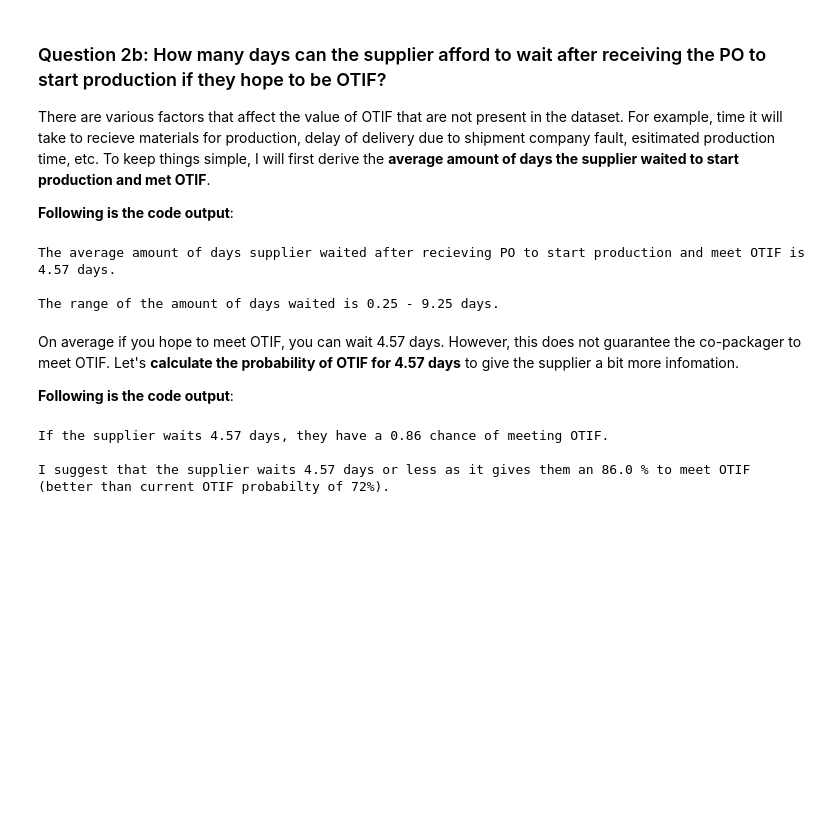
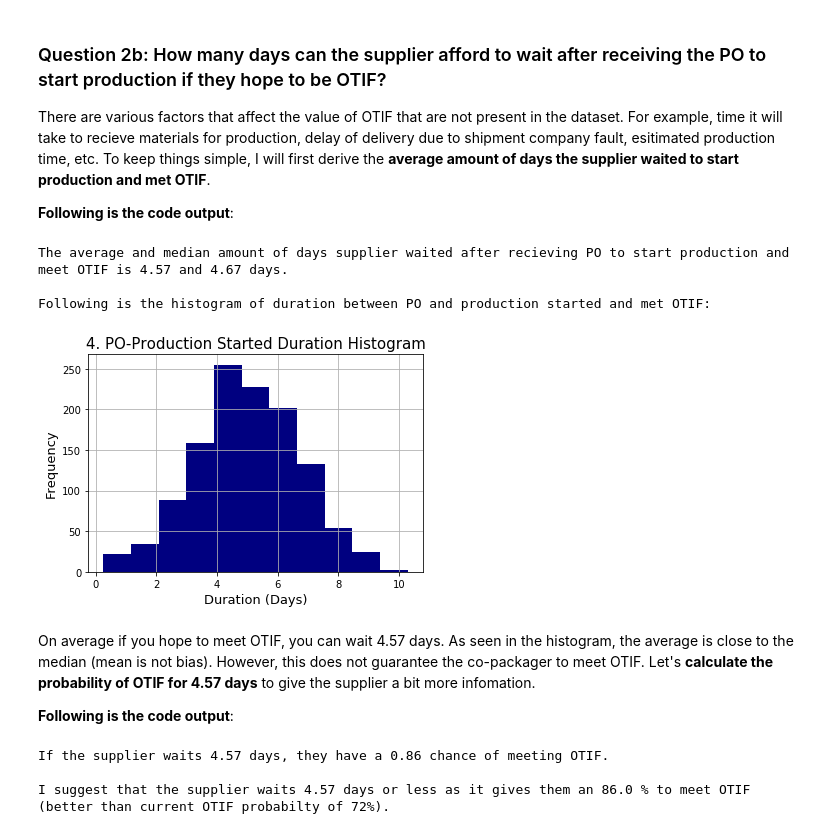
Before and after one commit to j2colaco/data_assignment, a Jupyter notebook: Data Assignment_v2.ipynb, the cells around one changed output. Saved outputs shown, nothing was run; the diff lists cells and outputs as text; code cells hidden in the pictures; blank space fills up the shorter version.

```diff
--- a/Data Assignment_v2.ipynb
+++ b/Data Assignment_v2.ipynb
@@ -698,16 +694,25 @@ There are various factors that affect the value of OTIF that are not present in
 # %%
 data['po-prod.prodstarted.days'] = round(((data['production.started.date'] - data['purchase.order.received.date']).astype('timedelta64[h]'))/24,2)
 df_2b = data[data['OTIF'] == 1]
 
-print("The average amount of days supplier waited after recieving PO to start production and meet OTIF is", round(df_2b['po-prod.prodstarted.days'].mean(),2), "days.")
+print("The average and median amount of days supplier waited after recieving PO to start production and meet OTIF is", round(df_2b['po-prod.prodstarted.days'].mean(),2), "and",  round(df_2b['po-prod.prodstarted.days'].median(),2),"days.")
 print()
-print("The range of the amount of days waited is", df_2b['po-prod.prodstarted.days'].min(), "-", df_2b['po-prod.prodstarted.days'].max(), "days.")
+# print("The range of the amount of days waited is", df_2b['po-prod.prodstarted.days'].min(), "-", df_2b['po-prod.prodstarted.days'].max(), "days.")
+# print()
+print('Following is the histogram of duration between PO and production started and met OTIF:')
+# plotting total duration histogram
+po_prod_hist = data['po-prod.prodstarted.days'].plot(kind='hist', grid=True, bins=11, color='navy')
+po_prod_hist.set_title("4. PO-Production Started Duration Histogram", fontsize=15)
+po_prod_hist.set_xlabel("Duration (Days)", fontsize=13)
+po_prod_hist.set_ylabel("Frequency", fontsize=13)
+plt.show()
 # %% [output]
-The average amount of days supplier waited after recieving PO to start production and meet OTIF is 4.57 days.
+The average and median amount of days supplier waited after recieving PO to start production and meet OTIF is 4.57 and 4.67 days.
 
-The range of the amount of days waited is 0.25 - 9.25 days.
+Following is the histogram of duration between PO and production started and met OTIF:
+[figure, added]
 # %% [markdown]
-On average if you hope to meet OTIF, you can wait 4.57 days. However, this does not guarantee the co-packager to meet OTIF. Let's **calculate the probability of OTIF for 4.57 days** to give the supplier a bit more infomation.
+On average if you hope to meet OTIF, you can wait 4.57 days. As seen in the histogram, the average is close to the median (mean is not bias). However, this does not guarantee the co-packager to meet OTIF. Let's **calculate the probability of OTIF for 4.57 days** to give the supplier a bit more infomation.
 
 **Following is the code output**:
 # %%
```
Also changed, not shown: parts of 8 cells of this notebook.
